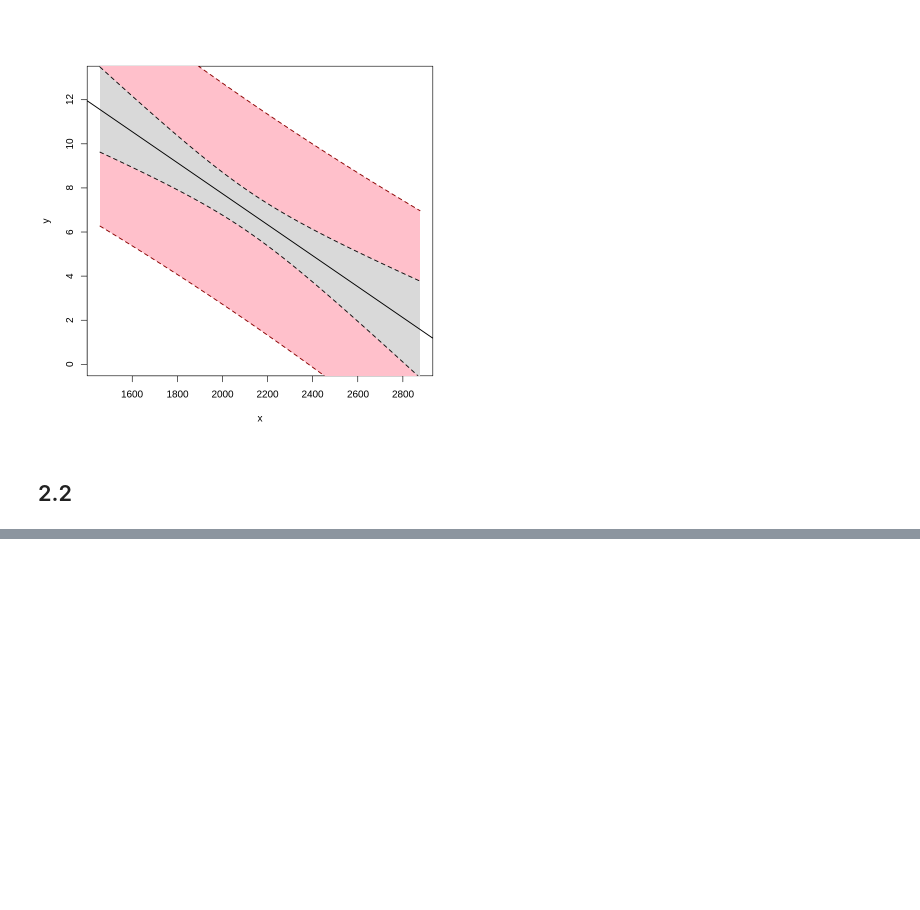
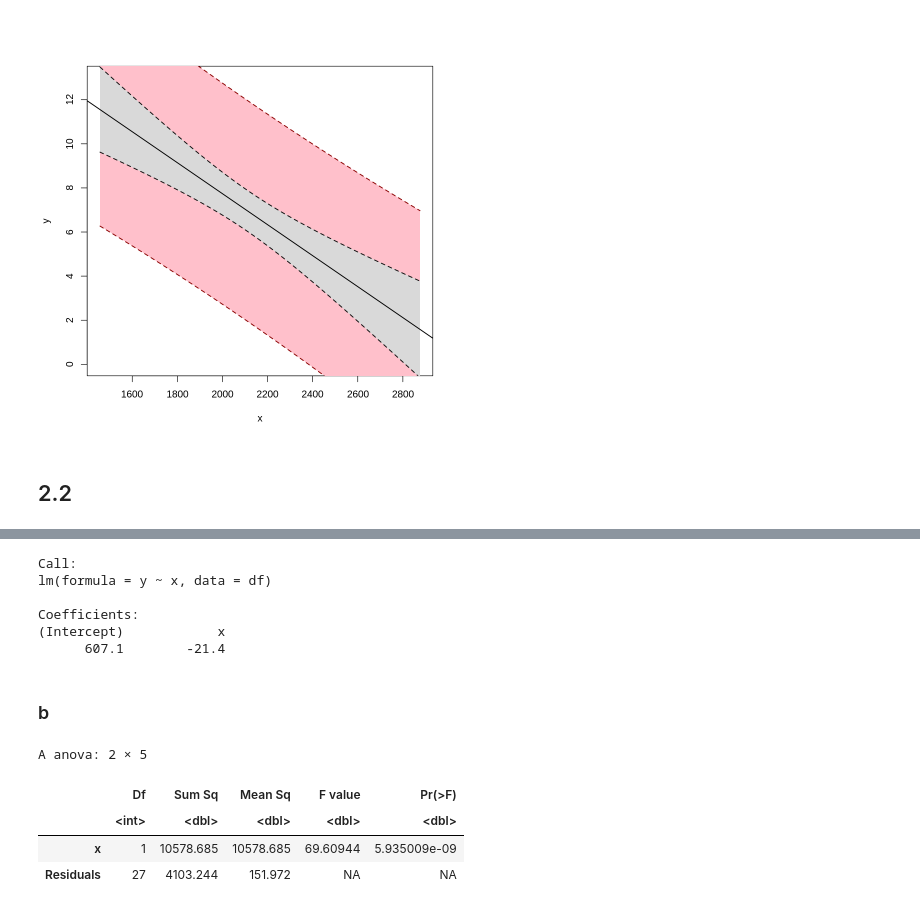
Before and after one commit to j-buss/Introduction-to-Linear-Regression-Analysis, a Jupyter notebook: Chapter_02/Chapter_02_Problems_R.ipynb, the cells around one changed output, grey strips where cells are left out. Drawn from its saved outputs; the diff is of its cells as text; code cells hidden in the pictures; blank space fills up the shorter version.

```diff
--- a/Chapter_02/Chapter_02_Problems_R.ipynb
+++ b/Chapter_02/Chapter_02_Problems_R.ipynb
@@ -154,0 +191,20 @@ lines(newx, pred[ ,2], lty = 'dashed', col = 'red4', lwd=1.5)
+# %%
+Solar.lm <- lm(y ~ x, data=df)
+print(Solar.lm)
+# %% [output]
+Call:
+lm(formula = y ~ x, data = df)
+
+Coefficients:
+(Intercept)            x
+      607.1        -21.4
+# %% [markdown]
+### b
+# %%
+anova(Solar.lm)
+# %% [output]
+A anova: 2 × 5
+|  | Df | Sum Sq | Mean Sq | F value | Pr(>F) |
+|  | <int> | <dbl> | <dbl> | <dbl> | <dbl> |
+| x | 1 | 10578.685 | 10578.685 | 69.60944 | 5.935009e-09 |
+| Residuals | 27 | 4103.244 | 151.972 | NA | NA |
```
Also changed, not shown: parts of 40 cells of this notebook.
